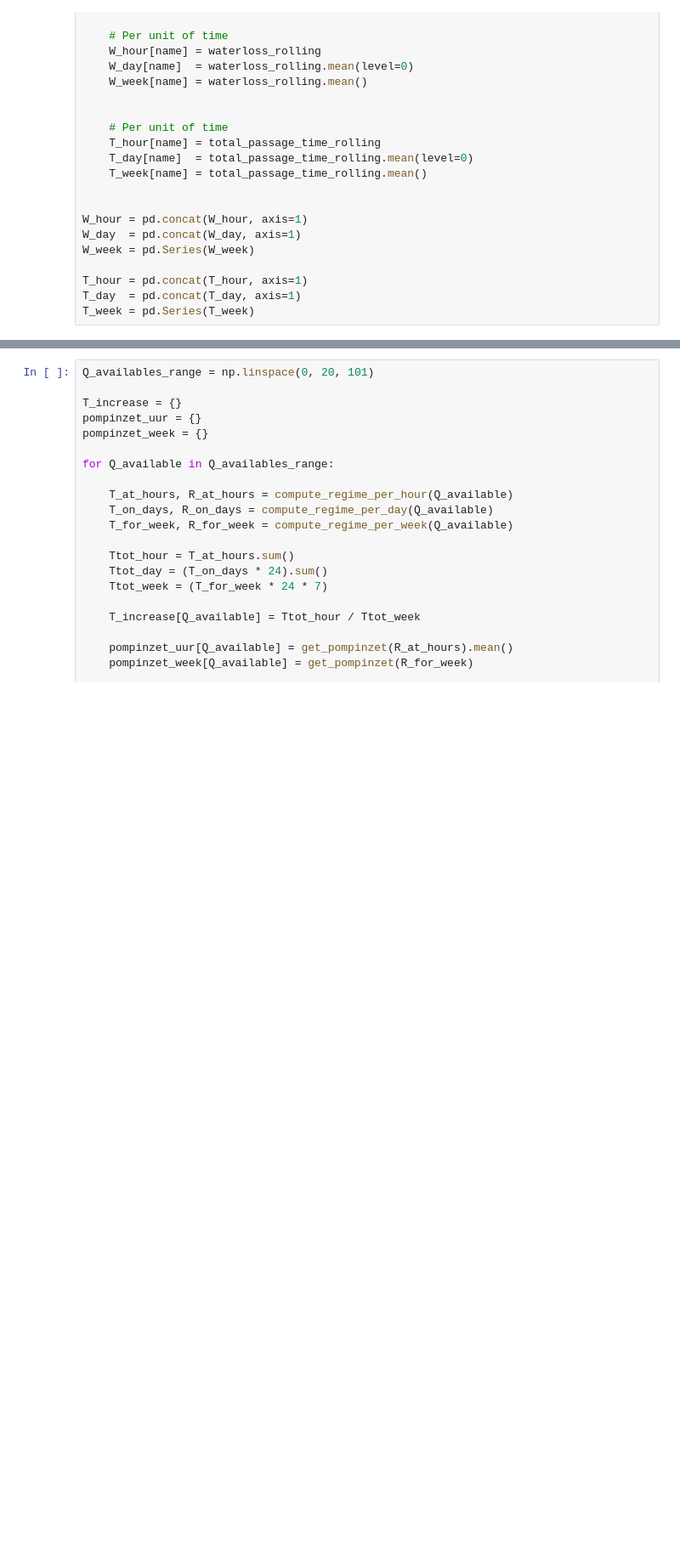
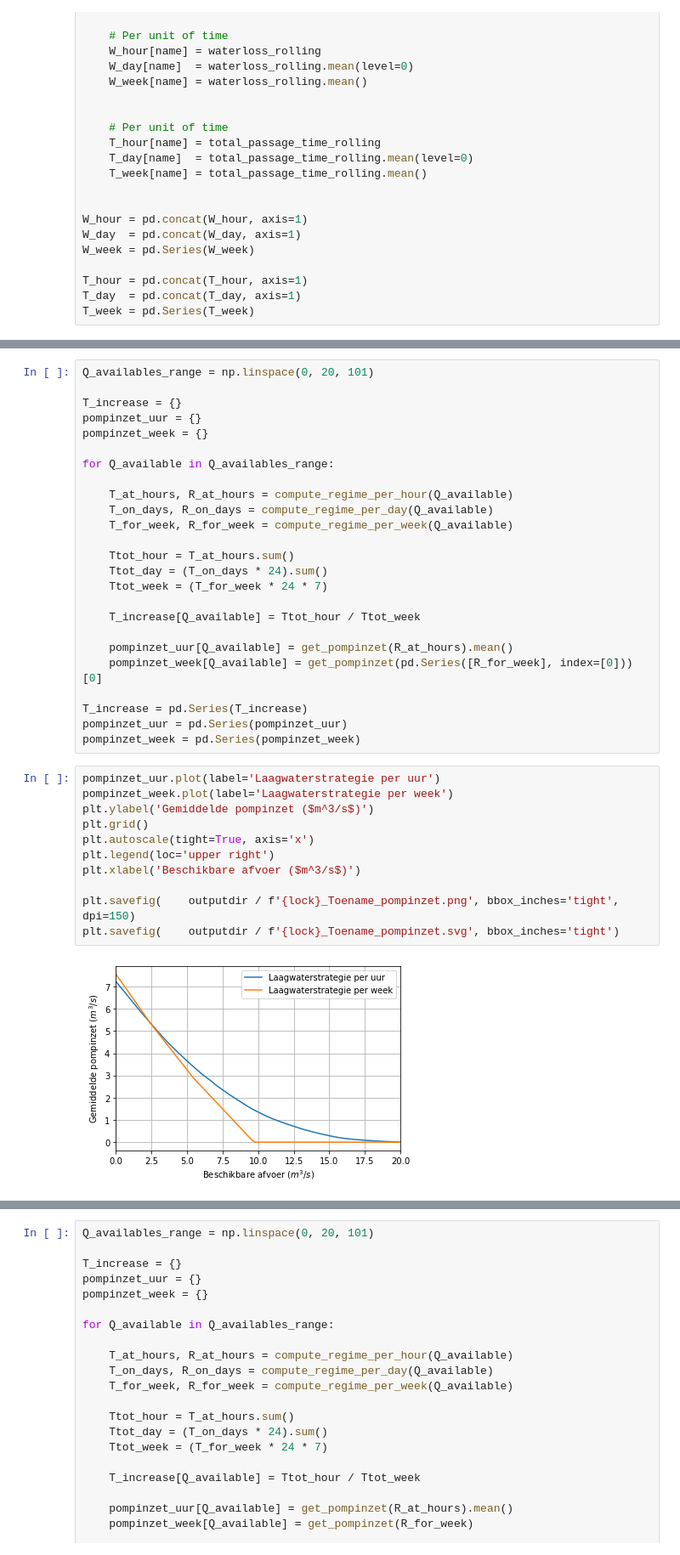
Before and after one commit to jurjendejong/pySIVAK, a Jupyter notebook: Laagwater per uur.ipynb, the cells around one changed output, grey strips where cells are left out. Shown: that part at 85% size. Drawn from its saved outputs; the diff is of its cells as text; blank space fills up the shorter version.

```diff
--- a/Laagwater per uur.ipynb
+++ b/Laagwater per uur.ipynb
@@ -488,0 +499,38 @@ plt.savefig(    outputdir / f'{lock}_Pompinzet_per_uur.svg', bbox_inches='tight'
+# %%
+Q_availables_range = np.linspace(0, 20, 101)
+
+T_increase = {}
+pompinzet_uur = {}
+pompinzet_week = {}
+
+for Q_available in Q_availables_range:
+
+    T_at_hours, R_at_hours = compute_regime_per_hour(Q_available)
+    T_on_days, R_on_days = compute_regime_per_day(Q_available)
+    T_for_week, R_for_week = compute_regime_per_week(Q_available)
+
+    Ttot_hour = T_at_hours.sum()
+    Ttot_day = (T_on_days * 24).sum()
+    Ttot_week = (T_for_week * 24 * 7)
+
+    T_increase[Q_available] = Ttot_hour / Ttot_week
+
+    pompinzet_uur[Q_available] = get_pompinzet(R_at_hours).mean()
+    pompinzet_week[Q_available] = get_pompinzet(pd.Series([R_for_week], index=[0]))[0]
+
+T_increase = pd.Series(T_increase)
+pompinzet_uur = pd.Series(pompinzet_uur)
+pompinzet_week = pd.Series(pompinzet_week)
+# %%
+pompinzet_uur.plot(label='Laagwaterstrategie per uur')
+pompinzet_week.plot(label='Laagwaterstrategie per week')
+plt.ylabel('Gemiddelde pompinzet ($m^3/s$)')
+plt.grid()
+plt.autoscale(tight=True, axis='x')
+plt.legend(loc='upper right')
+plt.xlabel('Beschikbare afvoer ($m^3/s$)')
+
+plt.savefig(    outputdir / f'{lock}_Toename_pompinzet.png', bbox_inches='tight', dpi=150)
+plt.savefig(    outputdir / f'{lock}_Toename_pompinzet.svg', bbox_inches='tight')
+# %% [output]
+[figure, added]
```
Also changed, not shown: parts of 19 cells of this notebook, 6 other files.
